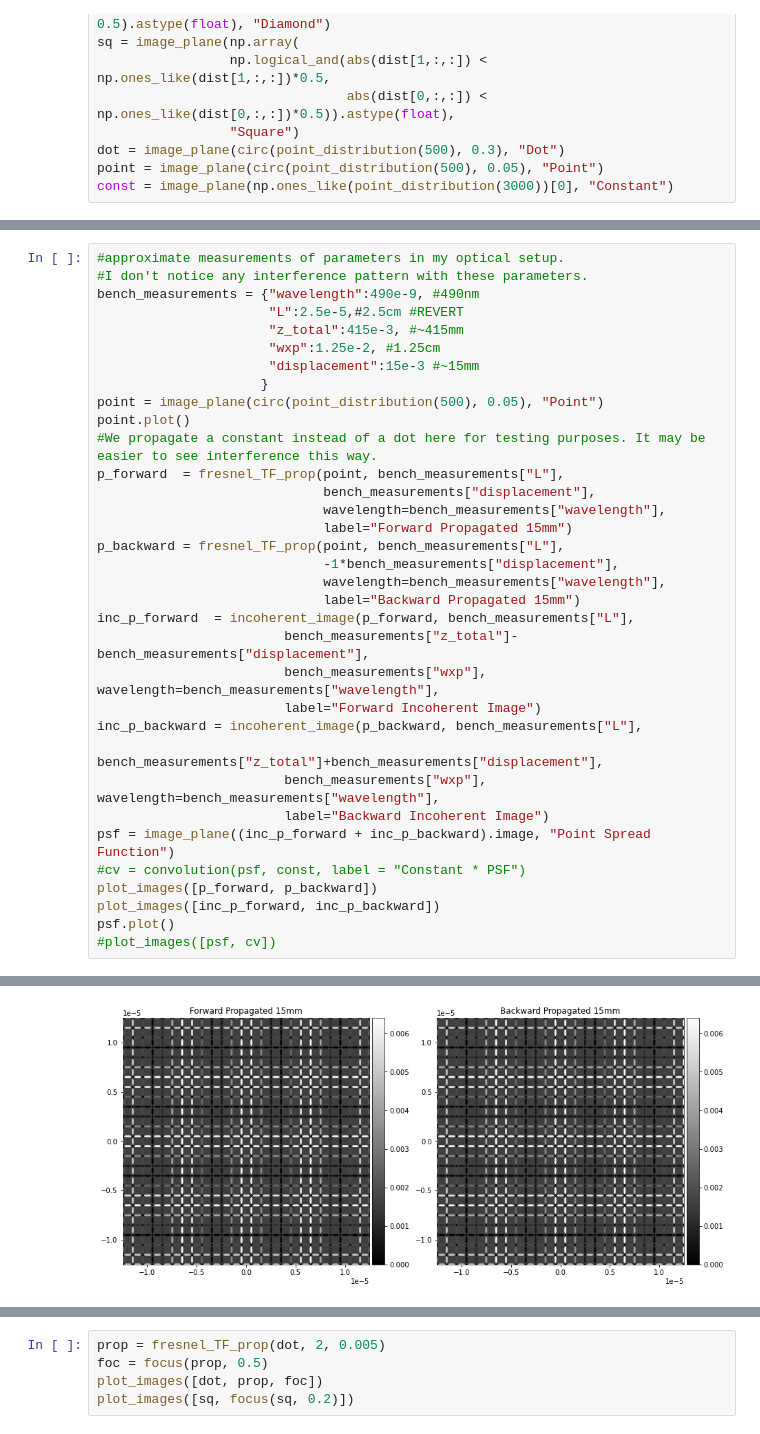
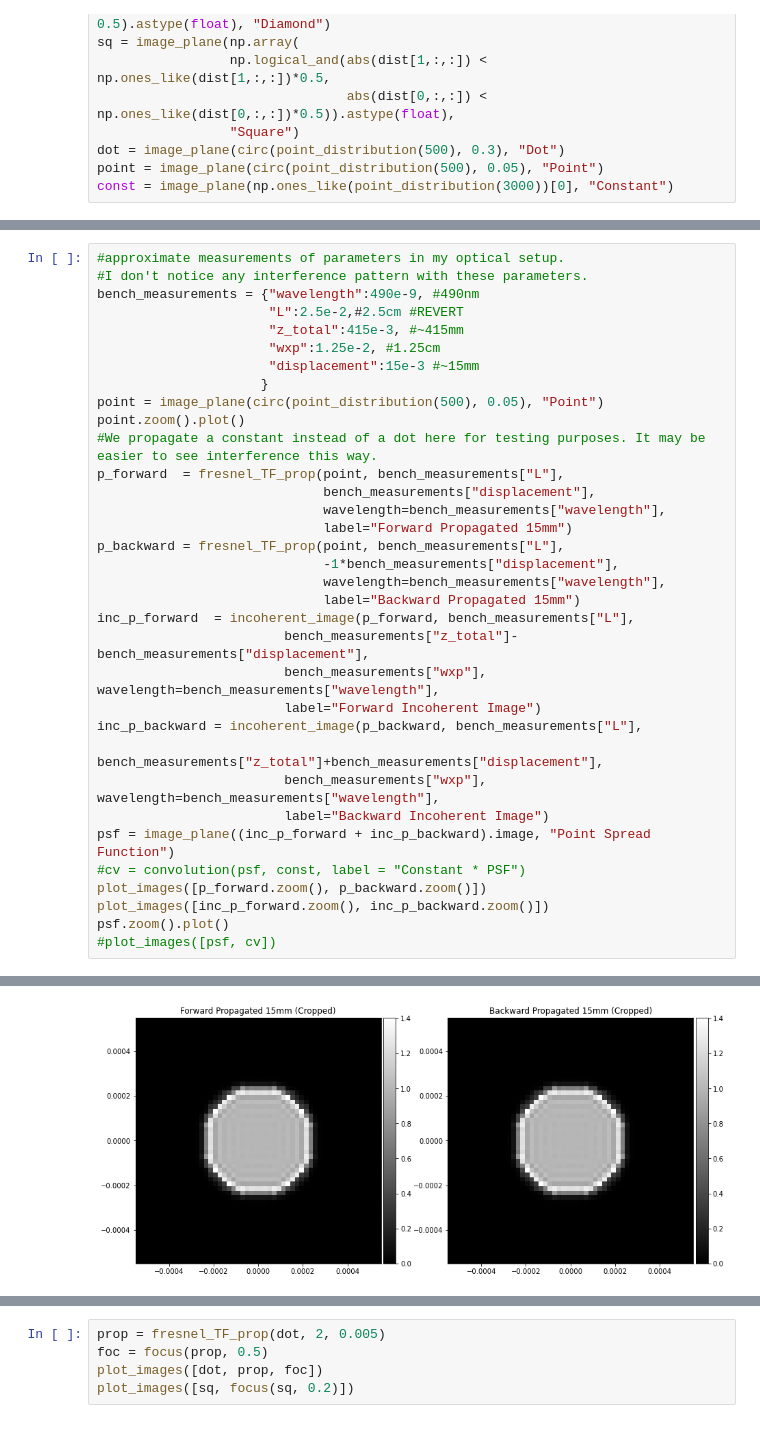
Before and after one commit to cjmcmahon1/FINCH, a Jupyter notebook: bench_sim.ipynb, the cells around one changed output, grey strips where cells are left out. Cells and saved outputs as stored; diff of their text form.

Commit message:
make zoom() member function

```diff
--- a/bench_sim.ipynb
+++ b/bench_sim.ipynb
@@ -234,13 +228,13 @@ We will want to add in magnification, but that will just be a factor in the deno
 #approximate measurements of parameters in my optical setup.
 #I don't notice any interference pattern with these parameters.
 bench_measurements = {"wavelength":490e-9, #490nm
-                      "L":2.5e-5,#2.5cm #REVERT
+                      "L":2.5e-2,#2.5cm #REVERT
                       "z_total":415e-3, #~415mm
                       "wxp":1.25e-2, #1.25cm
                       "displacement":15e-3 #~15mm
                      }
 point = image_plane(circ(point_distribution(500), 0.05), "Point")
-point.plot()
+point.zoom().plot()
 #We propagate a constant instead of a dot here for testing purposes. It may be easier to see interference this way.
 p_forward  = fresnel_TF_prop(point, bench_measurements["L"],
                              bench_measurements["displacement"],
@@ -260,8 +254,8 @@ inc_p_backward = incoherent_image(p_backward, bench_measurements["L"],
                         label="Backward Incoherent Image")
 psf = image_plane((inc_p_forward + inc_p_backward).image, "Point Spread Function")
 #cv = convolution(psf, const, label = "Constant * PSF")
-plot_images([p_forward, p_backward])
-plot_images([inc_p_forward, inc_p_backward])
-psf.plot()
+plot_images([p_forward.zoom(), p_backward.zoom()])
+plot_images([inc_p_forward.zoom(), inc_p_backward.zoom()])
+psf.zoom().plot()
 #plot_images([psf, cv])
 # %% [output]
@@ -269 +263 @@ psf.plot()
-[figure, old version]
+[figure, new version]
```
Also changed, not shown: parts of 3 cells of this notebook.
